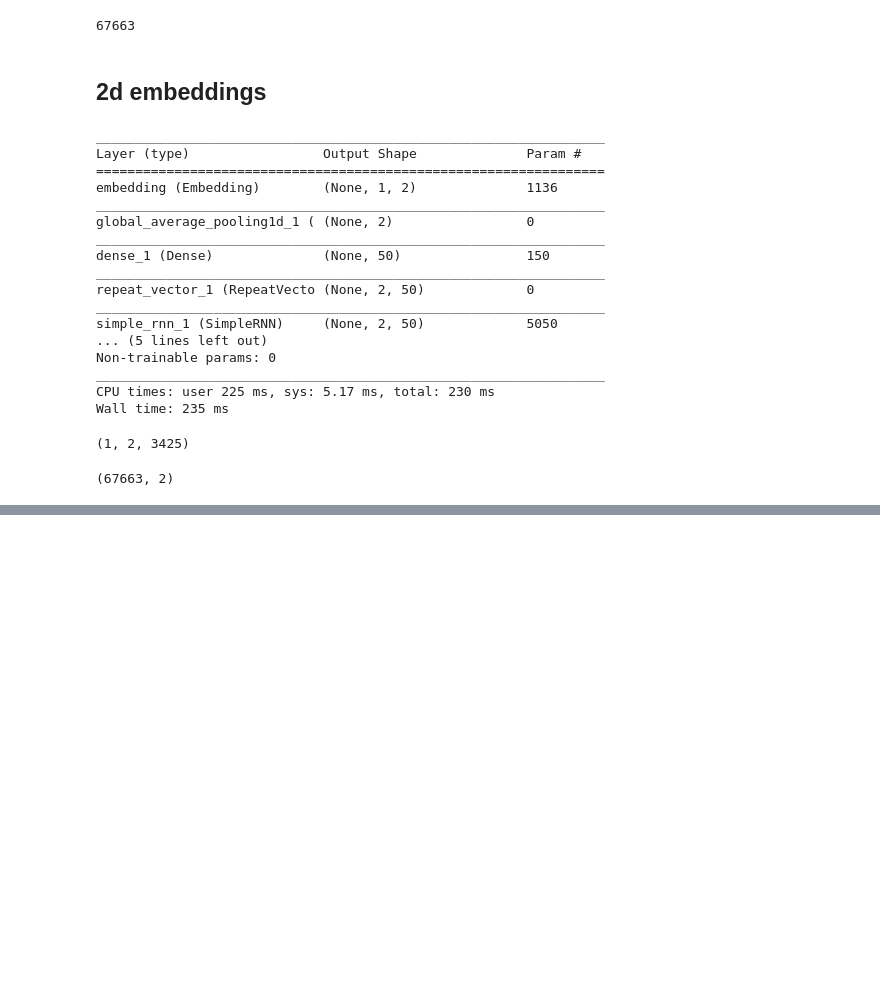
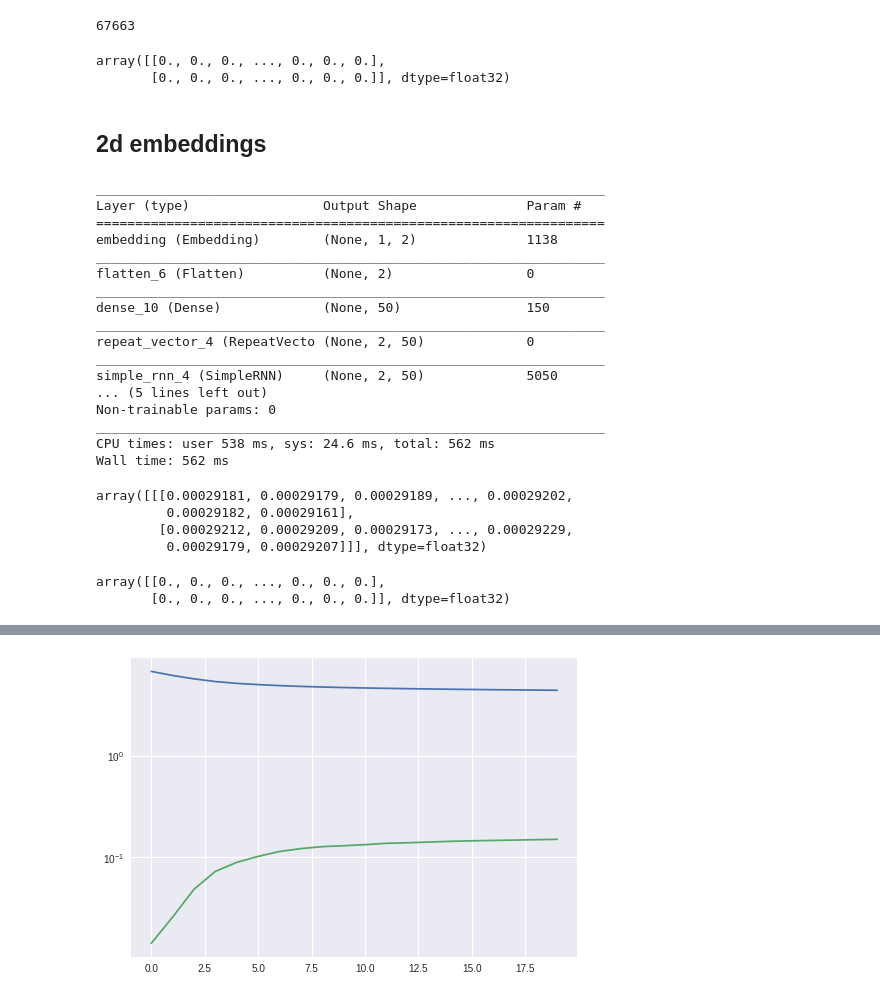
Before and after one commit to subodhchhabra/ai, a Jupyter notebook: notebooks/2019_tf/airline2vec.ipynb, the cells around one changed output, grey strips where cells are left out. Drawn from its saved outputs; the diff is of its cells as text; code cells hidden in the pictures; blank space fills up the shorter version.

```diff
--- a/notebooks/2019_tf/airline2vec.ipynb
+++ b/notebooks/2019_tf/airline2vec.ipynb
@@ -101,6 +101,6 @@ routes_tokenizer.fit_on_texts(routes)
 encoded_routes = np.array(routes_tokenizer.texts_to_sequences(routes))
 # %%
 # should be a bit more 3400 as source and destination are from the same set
-output_dim = len(routes_tokenizer.word_index)
+output_dim = len(routes_tokenizer.word_index) + 1
 output_dim
 # %% [output]
@@ -121,3 +125,8 @@ Y = encoded_routes
+# %%
+Y[0]
+# %% [output]
+array([[0., 0., 0., ..., 0., 0., 0.],
+       [0., 0., 0., ..., 0., 0., 0.]], dtype=float32)
 # %% [markdown]
 ## 2d embeddings
 # %%
@@ -131,7 +140,7 @@ from tensorflow import keras
 from tensorflow.keras.layers import Flatten, GlobalAveragePooling1D, Dense, LSTM, GRU, SimpleRNN, Bidirectional, Embedding, RepeatVector
 from tensorflow.keras.models import Sequential, Model
 
-input_dim = len(airlines)
+input_dim = len(airlines) + 1
 embedding_dim = 2
 
 model = Sequential()
@@ -141,8 +150,8 @@ model.add(Embedding(name='embedding',
                     output_dim=embedding_dim,
                     input_length=1))
 
-model.add(GlobalAveragePooling1D())
-# model.add(Flatten())
+# model.add(GlobalAveragePooling1D())
+model.add(Flatten())
 
 model.add(Dense(units=50, activation='relu'))
 
@@ -151,43 +160,48 @@ model.add(RepeatVector(2))
 model.add(SimpleRNN(units=50, return_sequences=True))
 
 model.add(Dense(units=output_dim, name='output', activation='softmax'))
+model.compile(optimizer='adam', loss='categorical_crossentropy', metrics=['accuracy'])
+
 model.summary()
 # %% [output]
 _________________________________________________________________
 Layer (type)                 Output Shape              Param #
 =================================================================
-embedding (Embedding)        (None, 1, 2)              1136
+embedding (Embedding)        (None, 1, 2)              1138
 _________________________________________________________________
-global_average_pooling1d_1 ( (None, 2)                 0
+flatten_6 (Flatten)          (None, 2)                 0
 _________________________________________________________________
-dense_1 (Dense)              (None, 50)                150
+dense_10 (Dense)             (None, 50)                150
 _________________________________________________________________
-repeat_vector_1 (RepeatVecto (None, 2, 50)             0
+repeat_vector_4 (RepeatVecto (None, 2, 50)             0
 _________________________________________________________________
-simple_rnn_1 (SimpleRNN)     (None, 2, 50)             5050
+simple_rnn_4 (SimpleRNN)     (None, 2, 50)             5050
 ... (5 lines left out)
 Non-trainable params: 0
 _________________________________________________________________
-CPU times: user 225 ms, sys: 5.17 ms, total: 230 ms
-Wall time: 235 ms
+CPU times: user 538 ms, sys: 24.6 ms, total: 562 ms
+Wall time: 562 ms
 # %%
-model.predict(np.array([x[0]])).shape
+model.predict(np.array([x[0]]))
 # %% [output]
-(1, 2, 3425)
+array([[[0.00029181, 0.00029179, 0.00029189, ..., 0.00029202,
+         0.00029182, 0.00029161],
+        [0.00029212, 0.00029209, 0.00029173, ..., 0.00029229,
+         0.00029179, 0.00029207]]], dtype=float32)
 # %%
-Y.shape
+Y[0]
 # %% [output]
-(67663, 2)
+array([[0., 0., 0., ..., 0., 0., 0.],
+       [0., 0., 0., ..., 0., 0., 0.]], dtype=float32)
 # %%
 %%time
 
-EPOCHS=5
-BATCH_SIZE=1000
+EPOCHS=20
+BATCH_SIZE=100
 
-model.compile(optimizer='adam', loss='sparse_categorical_crossentropy', metrics=['accuracy'])
-# model.compile(optimizer='adam', loss='sparse_categorical_crossentropy')
 history = model.fit(x, Y, epochs=EPOCHS, batch_size=BATCH_SIZE, verbose=1)
-
 
 plt.yscale('log')
 plt.plot(history.history['loss'])
+plt.plot(history.history['acc'])
+# %% [output]
@@ -194 +225,2 @@ plt.plot(history.history['loss'])
+[figure, added]
 # %%
```
Also changed, not shown: parts of 8 cells of this notebook.
